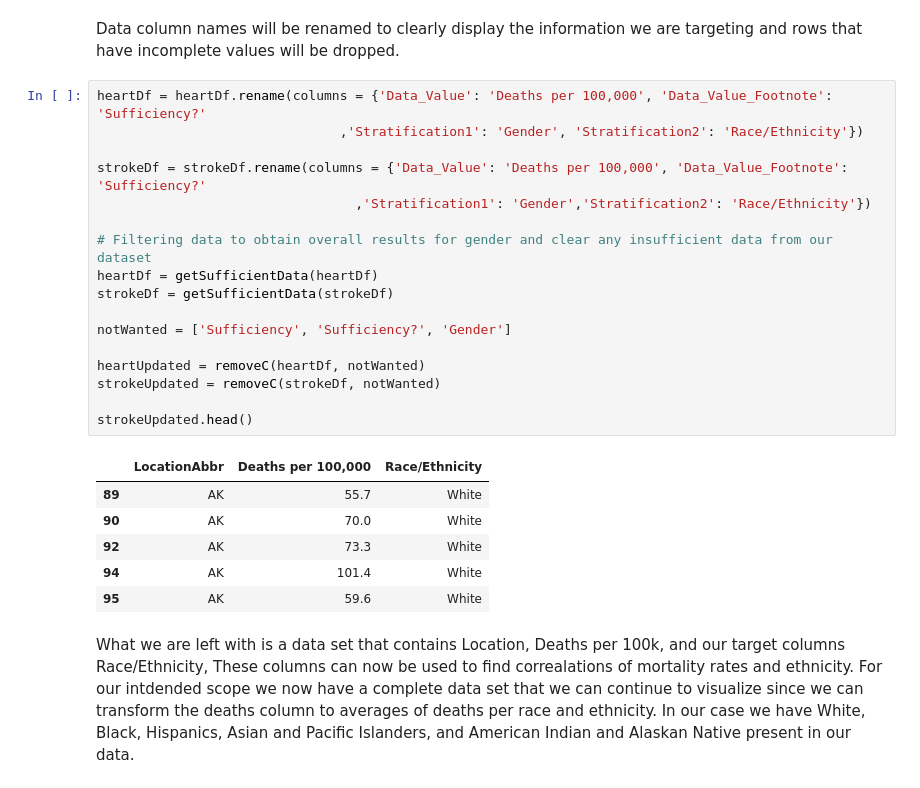
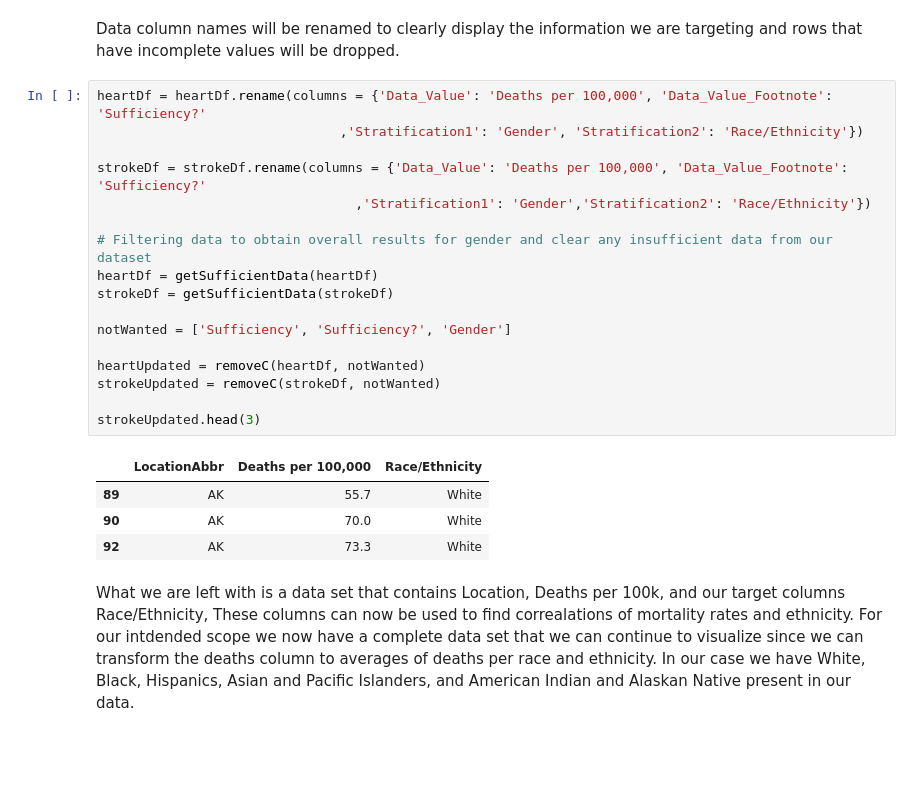
Before and after one commit to uic-cs418/cs418-spring22-quiz-gods, a Jupyter notebook: final.ipynb, the cells around one changed output. Drawn from its saved outputs; the diff is of its cells as text; blank space fills up the shorter version.

```diff
--- a/final.ipynb
+++ b/final.ipynb
@@ -49,27 +53,25 @@ Data column names will be renamed to clearly display the information we are targ
 # %%
 heartDf = heartDf.rename(columns = {'Data_Value': 'Deaths per 100,000', 'Data_Value_Footnote': 'Sufficiency?'
                                ,'Stratification1': 'Gender', 'Stratification2': 'Race/Ethnicity'})
 
 strokeDf = strokeDf.rename(columns = {'Data_Value': 'Deaths per 100,000', 'Data_Value_Footnote': 'Sufficiency?'
                                  ,'Stratification1': 'Gender','Stratification2': 'Race/Ethnicity'})
 
 # Filtering data to obtain overall results for gender and clear any insufficient data from our dataset
 heartDf = getSufficientData(heartDf)
 strokeDf = getSufficientData(strokeDf)
 
 notWanted = ['Sufficiency', 'Sufficiency?', 'Gender']
 
 heartUpdated = removeC(heartDf, notWanted)
 strokeUpdated = removeC(strokeDf, notWanted)
 
-strokeUpdated.head()
+strokeUpdated.head(3)
 # %% [output]
 |  | LocationAbbr | Deaths per 100,000 | Race/Ethnicity |
 | 89 | AK | 55.7 | White |
 | 90 | AK | 70.0 | White |
 | 92 | AK | 73.3 | White |
-| 94 | AK | 101.4 | White |
-| 95 | AK | 59.6 | White |
 # %% [markdown]
 What we are left with is a data set that contains Location, Deaths per 100k, and our target columns Race/Ethnicity, These columns can now be used to find correalations of mortality rates and ethnicity. For our intdended scope we now have a complete data set that we can continue to visualize since we can transform the deaths column to averages of deaths per race and ethnicity. In our case we have White, Black, Hispanics, Asian and Pacific Islanders, and American Indian and Alaskan Native present in our data.
 # %% [markdown]
```
Also changed, not shown: parts of 12 cells of this notebook, 2 other files.
